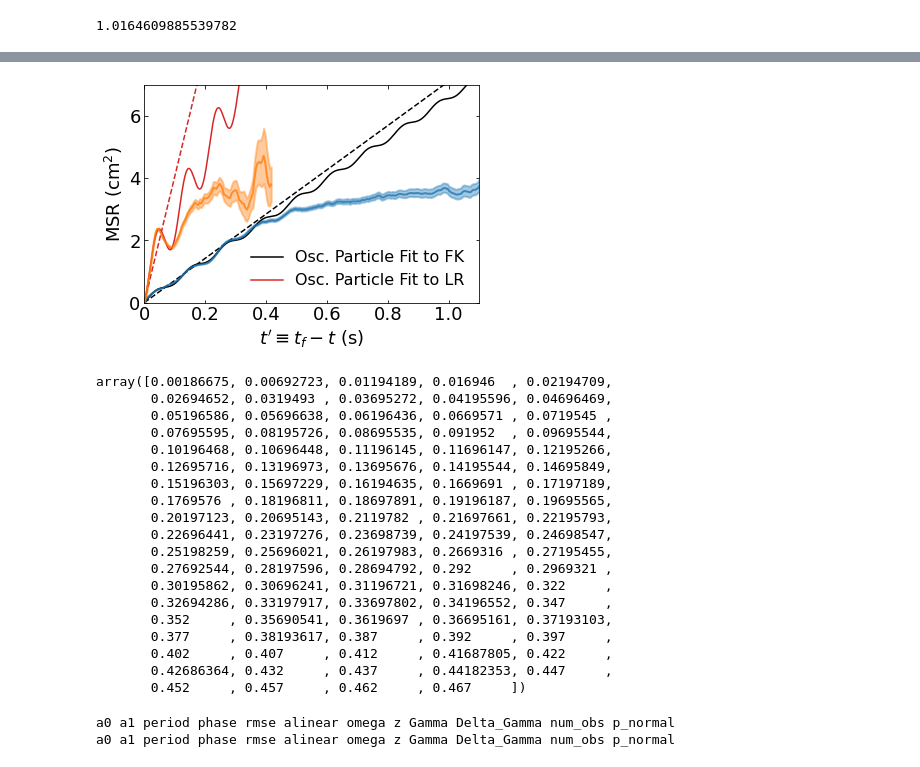
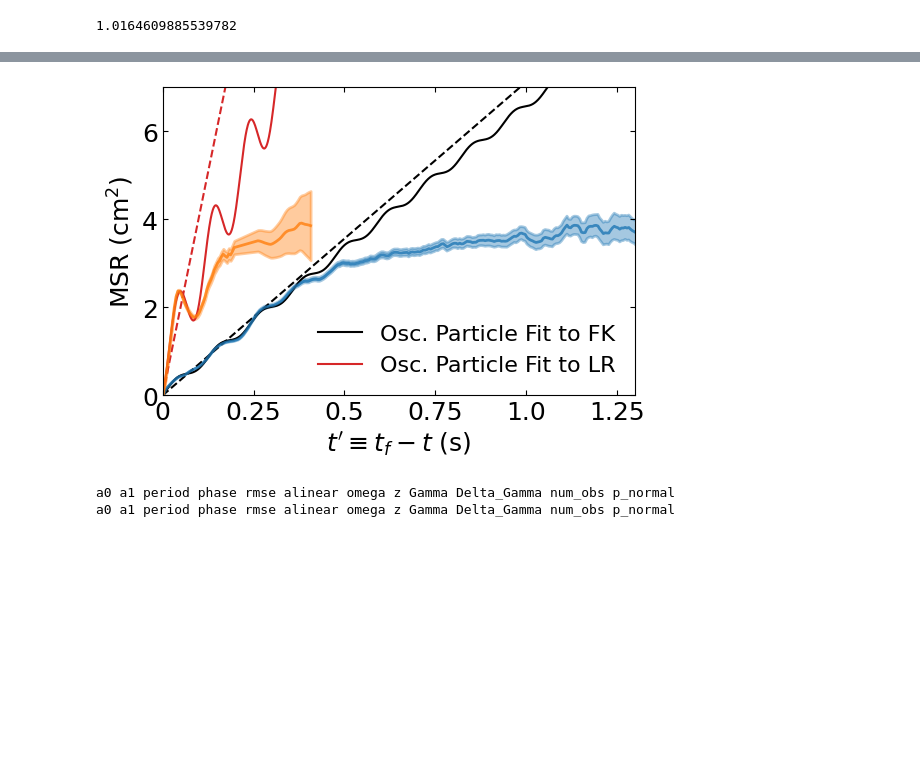
Before and after one commit to timtyree/bgmc, a Jupyter notebook: python/Generation of figure 4.ipynb, the cells around one changed output, grey strips where cells are left out. Saved outputs shown, nothing was run; the diff lists cells and outputs as text; code cells hidden in the pictures; blank space fills up the shorter version.

Commit message:
dev figure 3 and 4

```diff
--- a/python/Generation of figure 4.ipynb
+++ b/python/Generation of figure 4.ipynb
@@ -595,0 +585,5 @@ amax_lr = 10.147
+# %%
+def moving_average(a, n=3) :
+    ret = np.cumsum(a, dtype=float)
+    ret[n:] = ret[n:] - ret[:-n]
+    return ret[n - 1:] / n
@@ -601,13 +634,14 @@ alpha=0.4
 fontsize=18
 # # figsize=(8,4.2)
 # figsize=(4,4.2)
-figsize=(6,4)
+# figsize=(6,4)
+figsize=(6.1,4)
 # fontsize=15
 ### plot expected
 # fontsize=20
 tscale=1e-3
 
-fig,ax=plt.subplots(figsize=(6,4))
+fig,ax=plt.subplots(figsize=figsize)
 
 #plot simulated annealing fits of oscillatory particle model
 phi_f = dict_osc_fit_fk['phase']
@@ -651,42 +685,45 @@ ax.plot(t_values,4*amax_lr*t_values,c='C3',linestyle='dashed')
 # plt.scatter(dict_fit_lr['tdeath'][::stepsize],dict_fit_lr['MSR'][::stepsize],lw=2,alpha=.7,c='C3',
 #             marker='x')#,label='Simulation of Osc. (LR)')
 
 # #plot msd data from full (works worse)
 # ax.plot(x_values_fk*tscale,y_values_fk,lw=2,alpha=0.8,c='C0')
 # ax.fill_between(x_values_fk*tscale,y_values_fk-yerr_values_fk,y_values_fk+yerr_values_fk,lw=lw,alpha=alpha,color='C0')
 # ax.plot(x_values_lr*tscale,y_values_lr,lw=2,alpha=0.8,c='C1')
 # ax.fill_between(x_values_lr*tscale,y_values_lr-yerr_values_lr,y_values_lr+yerr_values_lr,lw=lw,alpha=alpha,color='C1')
 
 #plot msd data from full with minimum subtracted (works better)
 miny = np.min(y_values_fk)
 ax.plot(x_values_fk*tscale,y_values_fk-miny,lw=2,alpha=0.8,c='C0')
 ax.fill_between(x_values_fk*tscale,y_values_fk-yerr_values_fk-miny,y_values_fk+yerr_values_fk-miny,lw=lw,alpha=alpha,color='C0')
-miny_lr = np.min(y_values_lr)
-tmaxlr=0.42 #sec
-boo_lr=x_values_lr*tscale<tmaxlr
-ax.plot(x_values_lr[boo_lr]*tscale,y_values_lr[boo_lr]-miny_lr,lw=2,alpha=0.8,c='C1')
-ax.fill_between(x_values_lr[boo_lr]*tscale,y_values_lr[boo_lr]-yerr_values_lr[boo_lr]-miny_lr,
-                y_values_lr[boo_lr]+yerr_values_lr[boo_lr]-miny_lr,lw=lw,alpha=alpha,color='C1')
-# ax.plot(x_values_lr*tscale,y_values_lr-miny_lr,lw=2,alpha=0.8,c='C1')
-# ax.fill_between(x_values_lr*tscale,y_values_lr-yerr_values_lr-miny_lr,y_values_lr+yerr_values_lr-miny_lr,lw=lw,alpha=alpha,color='C1')
+
+ax.plot(xlr,ylr,lw=2,alpha=0.8,c='C1')
+ax.fill_between(xlr,ylr-yerrlr,ylr+yerrlr,lw=lw,alpha=alpha,color='C1')
+# miny_lr = np.min(y_values_lr)
+# tmaxlr=0.42 #sec
+# boo_lr=x_values_lr*tscale<tmaxlr
+# ax.plot(x_values_lr[boo_lr]*tscale,y_values_lr[boo_lr]-miny_lr,lw=2,alpha=0.8,c='C1')
+# ax.fill_between(x_values_lr[boo_lr]*tscale,y_values_lr[boo_lr]-yerr_values_lr[boo_lr]-miny_lr,
+#                 y_values_lr[boo_lr]+yerr_values_lr[boo_lr]-miny_lr,lw=lw,alpha=alpha,color='C1')
+# # ax.plot(x_values_lr*tscale,y_values_lr-miny_lr,lw=2,alpha=0.8,c='C1')
+# # ax.fill_between(x_values_lr*tscale,y_values_lr-yerr_values_lr-miny_lr,y_values_lr+yerr_values_lr-miny_lr,lw=lw,alpha=alpha,color='C1')
 
 #format_plot
 # format_plot(ax=ax,xlabel=r'$t_f-t$ (seconds)',ylabel=r'MSR (cm$^2$)',fontsize=fontsize)
 format_plot(ax=ax,xlabel=r"$t'\equiv t_f-t$ (s)",ylabel=r'MSR (cm$^2$)',fontsize=fontsize)
 
 # plt.xlim([0,1])
-plt.xlim([0,1.1])
+# plt.xlim([0,1.1])
+plt.xlim([0,1.3])
 # plt.ylim([0,4.6])
 # plt.ylim([0,6])
 plt.ylim([0,7])
 
 ax.tick_params(bottom=True,left=True,top=True, right=True,direction='in',which='both')
 ax.legend(fontsize=16,frameon=False)
 xticklabels = [str(x) for x in ax.get_xticks()]
 xticklabels[0] = '0'
-xticklabels[3] = '0.6'
+# xticklabels[3] = '0.6'
 ax.set_xticklabels(xticklabels)
-
 plt.show()
 # %% [output]
-[figure, old version]
+[figure, new version]
@@ -693,26 +758,6 @@ plt.show()
 # %%
-t_values
-x_values_lr*tscale
+# t_values
+# x_values_lr*tscale
-# %% [output]
-array([0.00186675, 0.00692723, 0.01194189, 0.016946  , 0.02194709,
-       0.02694652, 0.0319493 , 0.03695272, 0.04195596, 0.04696469,
-       0.05196586, 0.05696638, 0.06196436, 0.0669571 , 0.0719545 ,
-       0.07695595, 0.08195726, 0.08695535, 0.091952  , 0.09695544,
-       0.10196468, 0.10696448, 0.11196145, 0.11696147, 0.12195266,
-       0.12695716, 0.13196973, 0.13695676, 0.14195544, 0.14695849,
-       0.15196303, 0.15697229, 0.16194635, 0.1669691 , 0.17197189,
-       0.1769576 , 0.18196811, 0.18697891, 0.19196187, 0.19695565,
-       0.20197123, 0.20695143, 0.2119782 , 0.21697661, 0.22195793,
-       0.22696441, 0.23197276, 0.23698739, 0.24197539, 0.24698547,
-       0.25198259, 0.25696021, 0.26197983, 0.2669316 , 0.27195455,
-       0.27692544, 0.28197596, 0.28694792, 0.292     , 0.2969321 ,
-       0.30195862, 0.30696241, 0.31196721, 0.31698246, 0.322     ,
-       0.32694286, 0.33197917, 0.33697802, 0.34196552, 0.347     ,
-       0.352     , 0.35690541, 0.3619697 , 0.36695161, 0.37193103,
-       0.377     , 0.38193617, 0.387     , 0.392     , 0.397     ,
-       0.402     , 0.407     , 0.412     , 0.41687805, 0.422     ,
-       0.42686364, 0.432     , 0.437     , 0.44182353, 0.447     ,
-       0.452     , 0.457     , 0.462     , 0.467     ])
 # %%
 #extract xy values from full
 x_values_fk=df_msr_fk['tdeath_avg'].values
```
Also changed, not shown: parts of 27 cells of this notebook, 2 other files.
